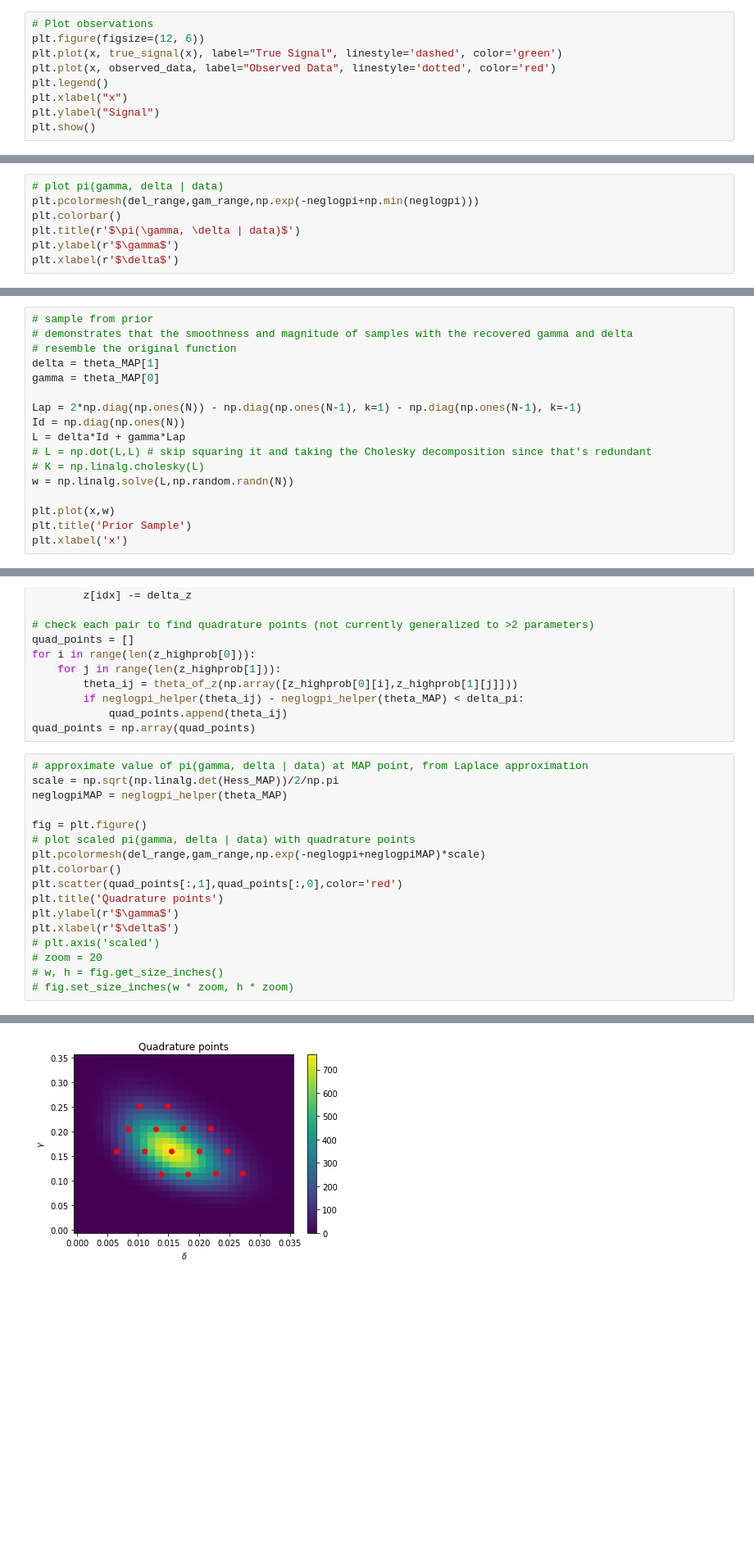
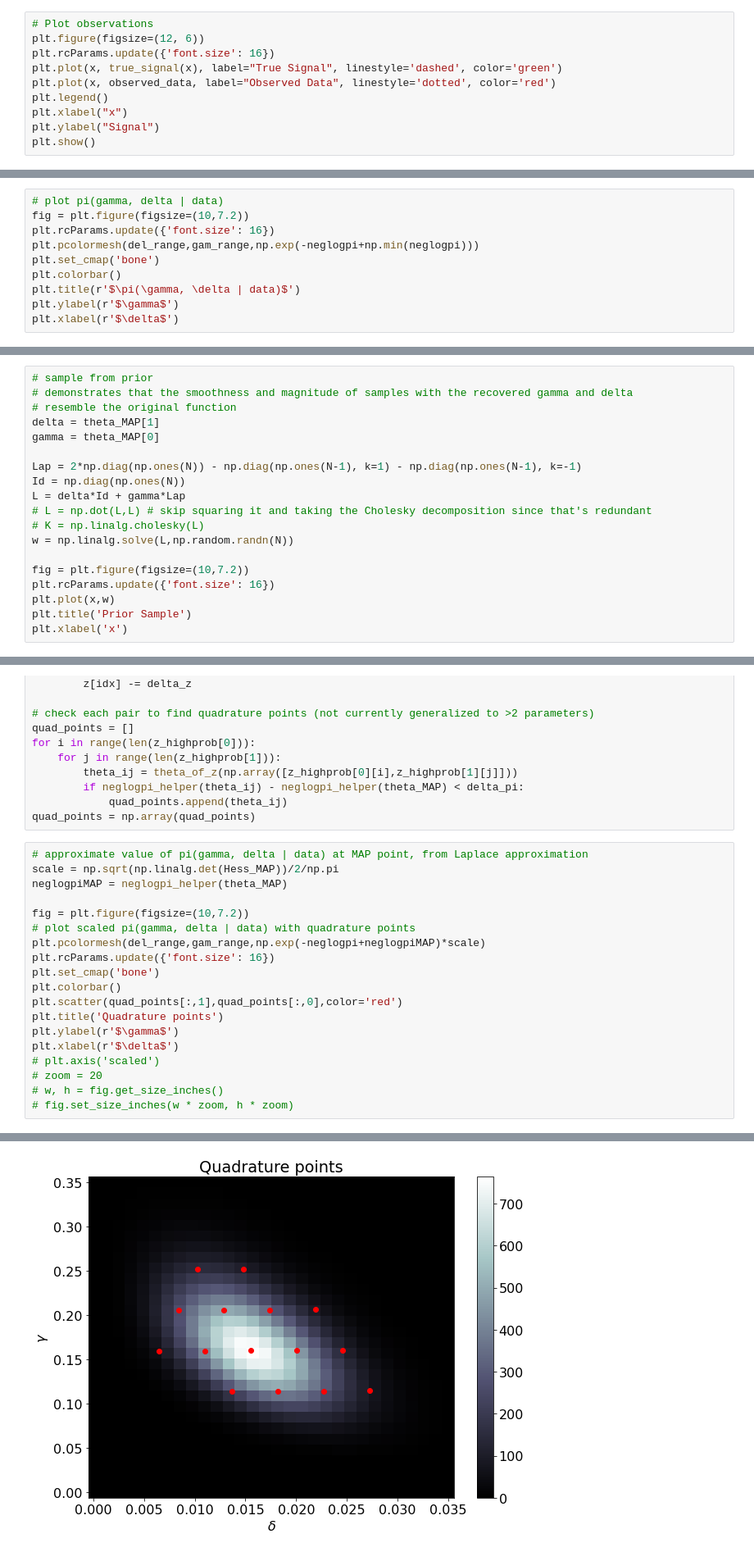
Before and after one commit to soniareilly/PDE_INLA, a Jupyter notebook: 1D_example_two_parameters_INLA.ipynb, the cells around one changed output, grey strips where cells are left out. Shown at 82% size. Drawn from its saved outputs; the diff is of its cells as text; blank space fills up the shorter version.

```diff
--- a/1D_example_two_parameters_INLA.ipynb
+++ b/1D_example_two_parameters_INLA.ipynb
@@ -98,6 +98,7 @@ delta_initial = 0.4
 # %%
 # Plot observations
 plt.figure(figsize=(12, 6))
+plt.rcParams.update({'font.size': 16})
 plt.plot(x, true_signal(x), label="True Signal", linestyle='dashed', color='green')
 plt.plot(x, observed_data, label="Observed Data", linestyle='dotted', color='red')
 plt.legend()
@@ -129,7 +130,10 @@ for i in range(len(gam_range)):
         uQus[i,j] = -uQu_ij
 # %%
 # plot pi(gamma, delta | data)
+fig = plt.figure(figsize=(10,7.2))
+plt.rcParams.update({'font.size': 16})
 plt.pcolormesh(del_range,gam_range,np.exp(-neglogpi+np.min(neglogpi)))
+plt.set_cmap('bone')
 plt.colorbar()
 plt.title(r'$\pi(\gamma, \delta | data)$')
 plt.ylabel(r'$\gamma$')
@@ -162,6 +166,8 @@ L = delta*Id + gamma*Lap
 # K = np.linalg.cholesky(L)
 w = np.linalg.solve(L,np.random.randn(N))
 
+fig = plt.figure(figsize=(10,7.2))
+plt.rcParams.update({'font.size': 16})
 plt.plot(x,w)
 plt.title('Prior Sample')
 plt.xlabel('x')
@@ -218,23 +224,25 @@ quad_points = np.array(quad_points)
 # %%
 # approximate value of pi(gamma, delta | data) at MAP point, from Laplace approximation
 scale = np.sqrt(np.linalg.det(Hess_MAP))/2/np.pi
 neglogpiMAP = neglogpi_helper(theta_MAP)
 
-fig = plt.figure()
+fig = plt.figure(figsize=(10,7.2))
 # plot scaled pi(gamma, delta | data) with quadrature points
 plt.pcolormesh(del_range,gam_range,np.exp(-neglogpi+neglogpiMAP)*scale)
+plt.rcParams.update({'font.size': 16})
+plt.set_cmap('bone')
 plt.colorbar()
 plt.scatter(quad_points[:,1],quad_points[:,0],color='red')
 plt.title('Quadrature points')
 plt.ylabel(r'$\gamma$')
 plt.xlabel(r'$\delta$')
 # plt.axis('scaled')
 # zoom = 20
 # w, h = fig.get_size_inches()
 # fig.set_size_inches(w * zoom, h * zoom)
 # %% [output]
 Text(0.5, 0, '$\\delta$')
-[figure, old version]
+[figure, new version]
 # %%
 # check that pi(gamma,delta | data) integrates to ~1 using quadrature
 d_area = np.sqrt(np.prod(Hinv_lam))*delta_z**2*np.linalg.norm(np.cross(np.append(Hinv_V[0],0),np.append(Hinv_V[1],0)))
```
Also changed, not shown: parts of 3 cells of this notebook, 1 other file.
